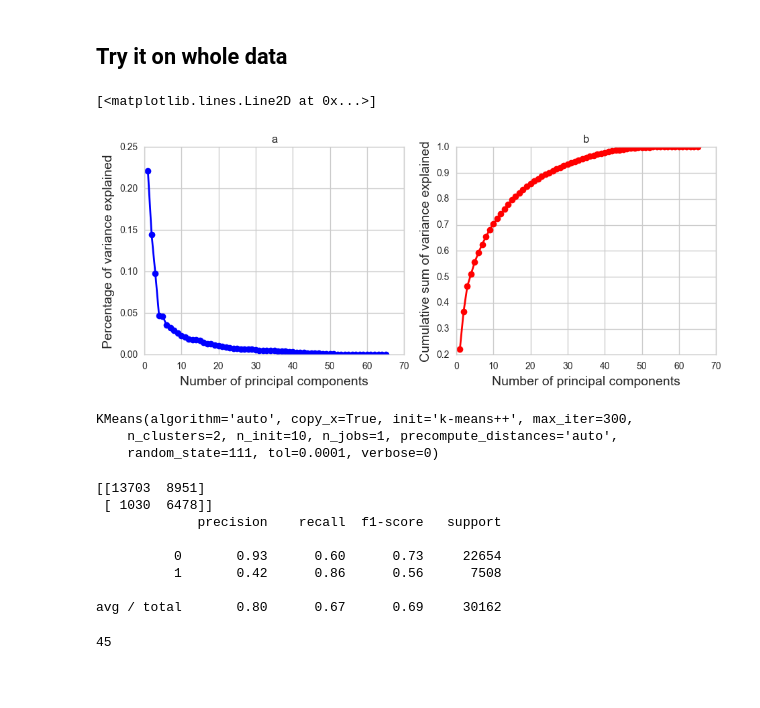
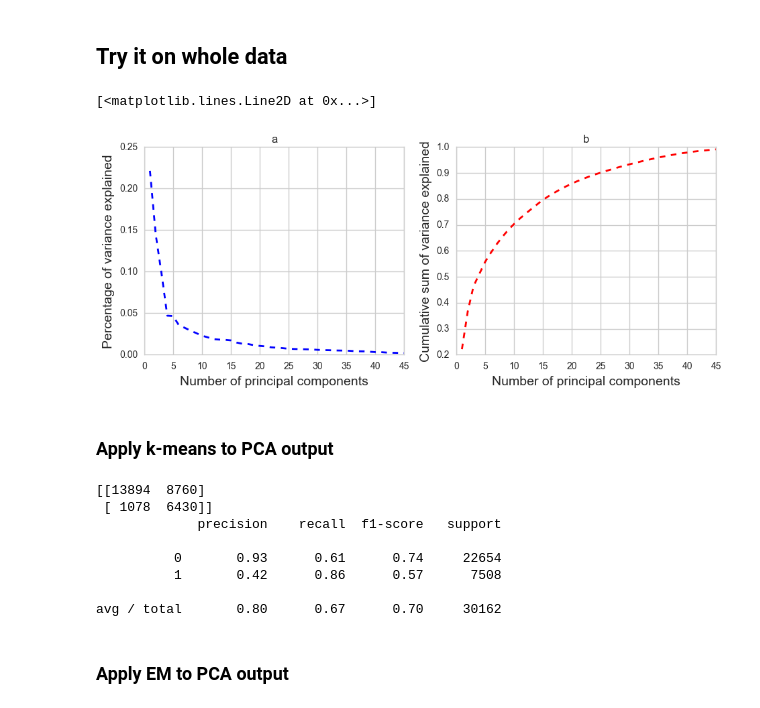
Before and after one commit to truzmeto/UnsupervisedLearning, a Jupyter notebook: k_meanes.ipynb, the cells around one changed output. Cells and saved outputs as stored; diff of their text form; code cells hidden in the pictures; blank space fills up the shorter version.

```diff
--- a/k_meanes.ipynb
+++ b/k_meanes.ipynb
@@ -0,0 +19,4 @@
+# %%
+df = pd.read_csv('./clean_data/adult_train.txt',index_col=False)
+labels = df['income']
+df = df.drop('income',axis=1)
@@ -26,6 +41,6 @@ from sklearn.metrics import confusion_matrix,classification_report
 # %%
-kmeans = KMeans(n_clusters=2, random_state=111)
-kmeans.fit(df.drop('income',axis=1))
+kmeans = KMeans(n_clusters=n_centroids, random_state=n_seed, n_init=n_init)
+kmeans.fit(df)
 # %% [output]
 KMeans(algorithm='auto', copy_x=True, init='k-means++', max_iter=300,
     n_clusters=2, n_init=10, n_jobs=1, precompute_distances='auto',
@@ -69,0 +64,3 @@ avg / total       0.80      0.67      0.69     30162
+# %%
+gm = GaussianMixture(n_components=n_centroids, random_state=n_seed, n_init=n_init)
+gm.fit(df)
@@ -92,49 +96,43 @@ avg / total       0.80      0.67      0.69     30162
 # %% [markdown]
 ## Try it on whole data
 # %%
-pca_all = PCA(n_components=65)
-pca_all.fit(df_norm)
-pca_n = pca_all.transform(df_norm)
+pca_all = PCA(n_components=0.99,  svd_solver = 'full')
+pca_all.fit(df)
+pca_n = pca_all.transform(df)
+#pca_all.n_components_
 # %%
 y = pca_all.explained_variance_ratio_
 x = np.arange(len(y)) + 1
 
+# plot pca
+sns.set_style("whitegrid")
 fig = plt.figure(figsize=(11,4))
 sub1 = plt.subplot(121, title = 'a')
 plt.xlabel('Number of principal components', fontsize = 14)
 plt.ylabel('Percentage of variance explained', fontsize = 14)
-plt.plot(x ,y, '-o',lw=2., color='blue')
+plt.plot(x ,y, '--',lw=2., color='blue')
 
 sub2 = plt.subplot(122, title = 'b')
 plt.xlabel('Number of principal components', fontsize = 14)
 plt.ylabel('Cumulative sum of variance explained', fontsize = 14)
-plt.plot(x ,np.cumsum(y), '-o',lw=2.0, color='red')
+plt.plot(x ,np.cumsum(y), '--',lw=2.0, color='red')
 # %% [output]
 [<matplotlib.lines.Line2D at 0x...>]
-[figure, old version]
+[figure, new version]
-# %%
-kmeans.fit(pca_n)
-# %% [output]
-KMeans(algorithm='auto', copy_x=True, init='k-means++', max_iter=300,
-    n_clusters=2, n_init=10, n_jobs=1, precompute_distances='auto',
-    random_state=111, tol=0.0001, verbose=0)
+# %% [markdown]
+### Apply k-means to PCA output
 # %%
-print(confusion_matrix(df['income'],kmeans.labels_))
-print(classification_report(df['income'],kmeans.labels_))
+kmeans.fit(pca_n)
+print(confusion_matrix(labels,kmeans.labels_))
+print(classification_report(labels,kmeans.labels_))
 # %% [output]
-[[13703  8951]
- [ 1030  6478]]
+[[13894  8760]
+ [ 1078  6430]]
              precision    recall  f1-score   support
 
-          0       0.93      0.60      0.73     22654
-          1       0.42      0.86      0.56      7508
+          0       0.93      0.61      0.74     22654
+          1       0.42      0.86      0.57      7508
 
-avg / total       0.80      0.67      0.69     30162
+avg / total       0.80      0.67      0.70     30162
-# %%
-pca_all = PCA(n_components=0.99,  svd_solver = 'full')
-#pca_all.fit(df_norm)
-pca_all.fit(df.drop('income',axis=1))
-pca_n = pca_all.transform(df_norm)
-pca_all.n_components_
-# %% [output]
-45
+# %% [markdown]
+### Apply EM to PCA output
```
Also changed, not shown: parts of 32 cells of this notebook.
